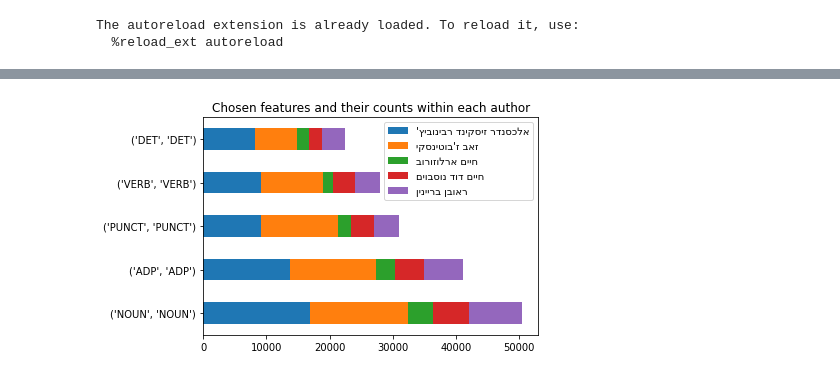
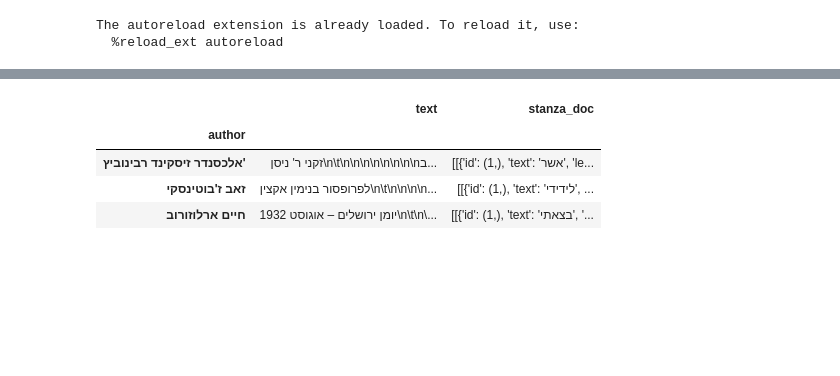
Before and after one commit to nmdanny/hnlp_proj, a Jupyter notebook: eda.ipynb, the cells around one changed output, grey strips where cells are left out. Drawn from its saved outputs; the diff is of its cells as text; code cells hidden in the pictures; blank space fills up the shorter version.

```diff
--- a/eda.ipynb
+++ b/eda.ipynb
@@ -87,7 +87,6 @@ train, test = train_test_split(chosen_author_texts, test_size=0.2, random_state=
 
 # combine X by author
 train = combine_texts_by_author(train)
-# train = extract_feature_lists(train, PROCESSING)
 
 
 
@@ -98,6 +97,12 @@ pipeline = make_pipeline(DeltaTransformer(num_features=NUM_FEATURES, processing=
 _freqs = pipeline.steps[0][1].fit_transform(train, train.index)
 features = pipeline.steps[0][1].get_params()["features"]
 counts = pipeline.steps[0][1].last_transformed_count
-plot_feature_freqs(counts, title="Chosen features and their counts within each author")
+#plot_feature_freqs(counts, title="Chosen features and their counts within each author")
-# %% [output]
-[figure, removed]
+# %%
+train.head(3)
+# %% [output]
+|  | text | stanza_doc |
+| author |  |  |
+| אלכסנדר זיסקינד רבינוביץ' | זקני ר' ניסן\n\t\n\n\n\n\n\n\n\nב... | [[{'id': (1,), 'text': 'אשר', 'le... |
+| זאב ז'בוטינסקי | לפרופסור בנימין אקצין\n\t\n\n\n\n... | [[{'id': (1,), 'text': 'לידידי', ... |
+| חיים ארלוזורוב | יומן ירושלים – אוגוסט 1932\n\t\n\... | [[{'id': (1,), 'text': 'בצאתי', '... |
```
Also changed, not shown: parts of 2 cells of this notebook, 3 other files.
